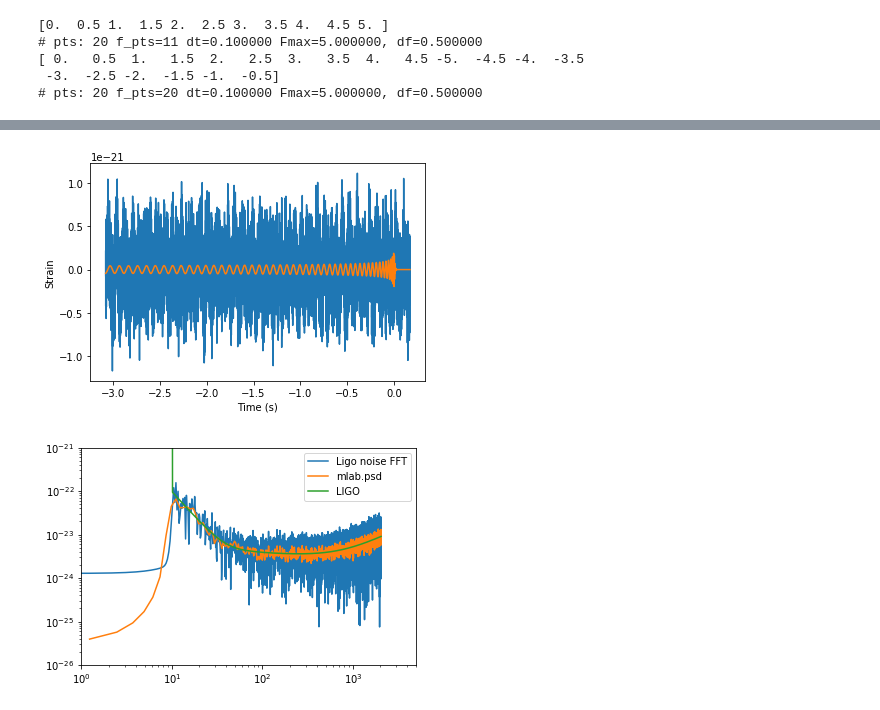
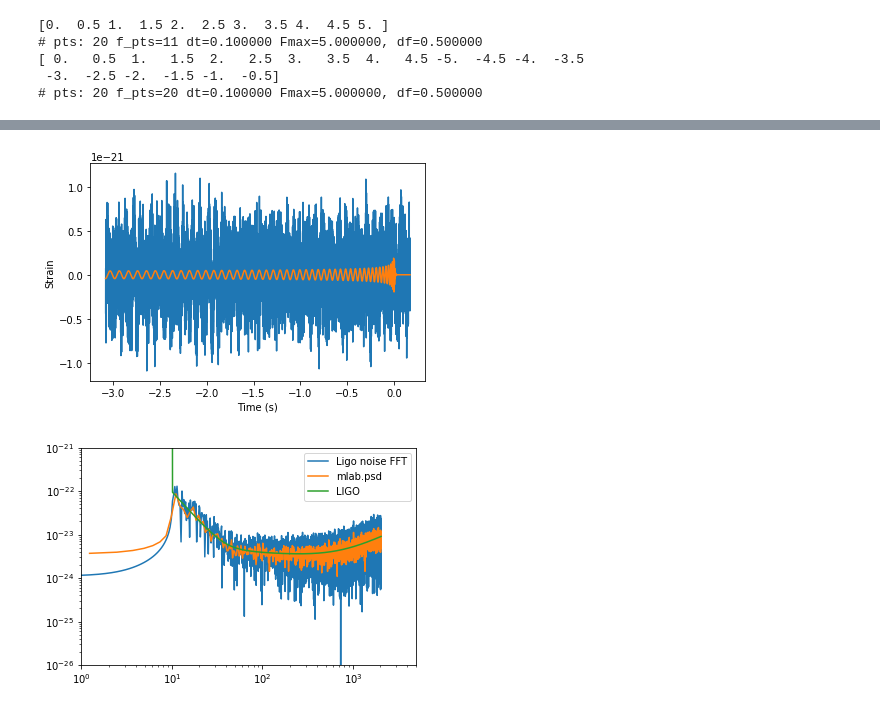
Before and after one commit to chunyulin/test, a Jupyter notebook: 0_GWDA.ipynb, the cells around one changed output, grey strips where cells are left out. Saved outputs shown, nothing was run; the diff lists cells and outputs as text; code cells hidden in the pictures.

```diff
--- a/0_GWDA.ipynb
+++ b/0_GWDA.ipynb
@@ -175,36 +255,36 @@ import pycbc.psd
 import pylab
 
 # The color of the noise matches a PSD which you provide
 # let's start with (f_hf, psd_aligo) in the last cell.
 
 # Generate noise
 ligo_ns = pycbc.noise.noise_from_psd(Nt, dt, aLIGO_PSD(), seed=None)
 
 #pylab.plot(ligo_ns.sample_times, ligo_ns, label="aLIGO noise")
 #pylab.plot(time, hp/1000, label="waveform/1000")
 pylab.plot(time,ligo_ns, label="aLIGO noise")
 pylab.plot(time,hp/5000, label="waveform/5000")
 pylab.ylabel('Strain')
 pylab.xlabel('Time (s)')
 pylab.show()
 
 ### FFT the generated noise
 ligo_ns_fft = np.fft.rfft(ligo_ns) *dt   ### It is strange that rfft produce complex numbers.
 
 ### PSD
 NFFT = Nt//4
-ligo_ns_psd, f_ligo_ns = mlab.psd(ligo_ns, Fs = RATE, NFFT = NFFT, window=mlab.window_hanning, noverlap=NFFT//2)
+ligo_ns_psd, f_ligo_ns = mlab.psd(ligo_ns, Fs = RATE, NFFT = NFFT, noverlap=NFFT//8 , window=signal.tukey(NFFT, alpha=0.1))
 
 pylab.loglog(f_hf, np.abs(ligo_ns_fft), label="Ligo noise FFT")
 pylab.loglog(f_ligo_ns, np.sqrt(ligo_ns_psd), label="mlab.psd")
 pylab.loglog(f_hf, np.sqrt(psd_aligo), label="LIGO")
 plt.xlim(1,5000)
 plt.ylim(1e-26,1e-21)
 plt.legend()
 pylab.show()
 # %% [output]
-[figure, old version]
+[figure, new version]
-[figure, old version]
+[figure, new version]
 # %%
 ###
 ###  whitten a (template + gaussian noise) by its own PSD
```
Also changed, not shown: parts of 10 cells of this notebook.
